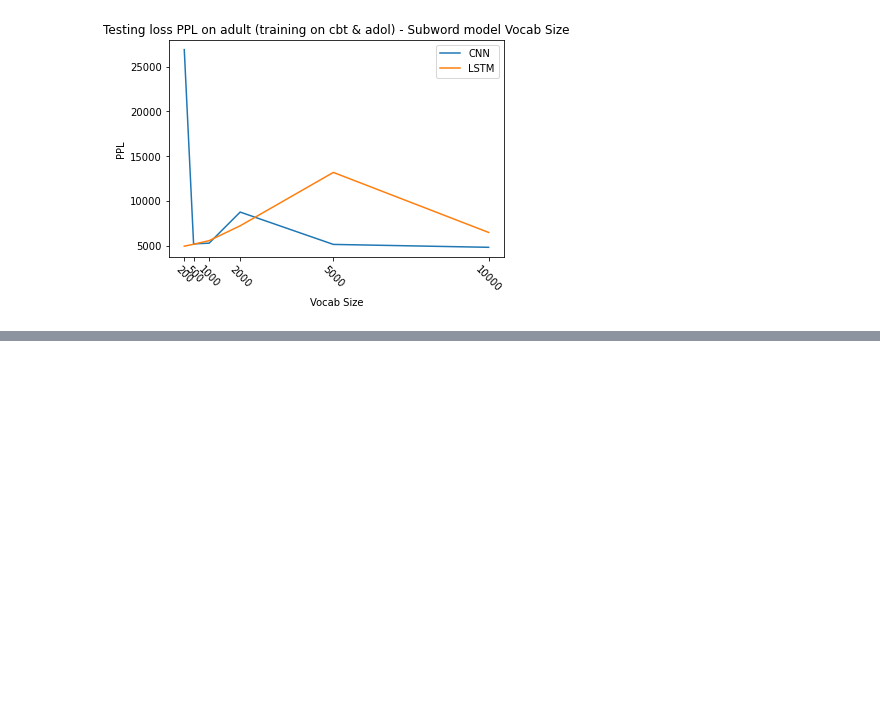
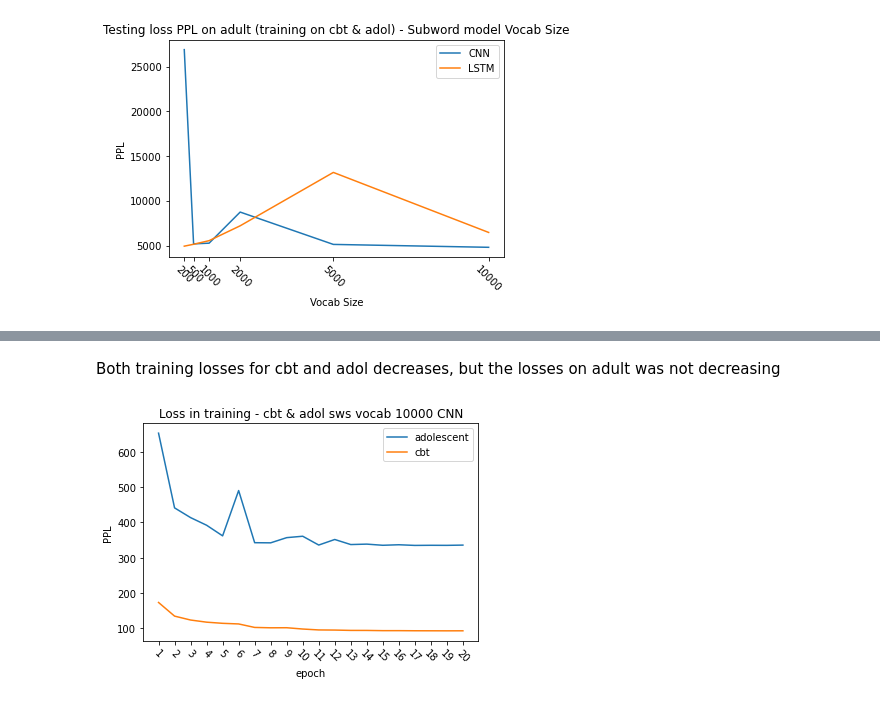
Before and after one commit to shifengxu/CE7455-FinalProject, a Jupyter notebook: log2plot.ipynb, the cells around one changed output, grey strips where cells are left out. Drawn from its saved outputs; the diff is of its cells as text; code cells hidden in the pictures; blank space fills up the shorter version.

```diff
--- a/log2plot.ipynb
+++ b/log2plot.ipynb
@@ -639,0 +636,15 @@ plt.show()
+# %% [markdown]
+Both training losses for cbt and adol decreases, but the losses on adult was not decreasing
+# %%
+plt.plot(x_ticker2, oS_cbtadol_10000_CNN_testloss_adolescent_ppl, label = "adolescent")
+plt.plot(x_ticker2, oS_cbtadol_10000_CNN_testloss_cbt_ppl, label = "cbt")
+
+
+plt.title("Loss in training - cbt & adol sws vocab 10000 CNN")
+plt.xlabel('epoch')
+plt.ylabel('PPL')
+plt.legend()
+plt.xticks(x_ticker2, rotation = -45)
+plt.show()
+# %% [output]
+[figure, added]
```
Also changed, not shown: parts of 18 cells of this notebook.
